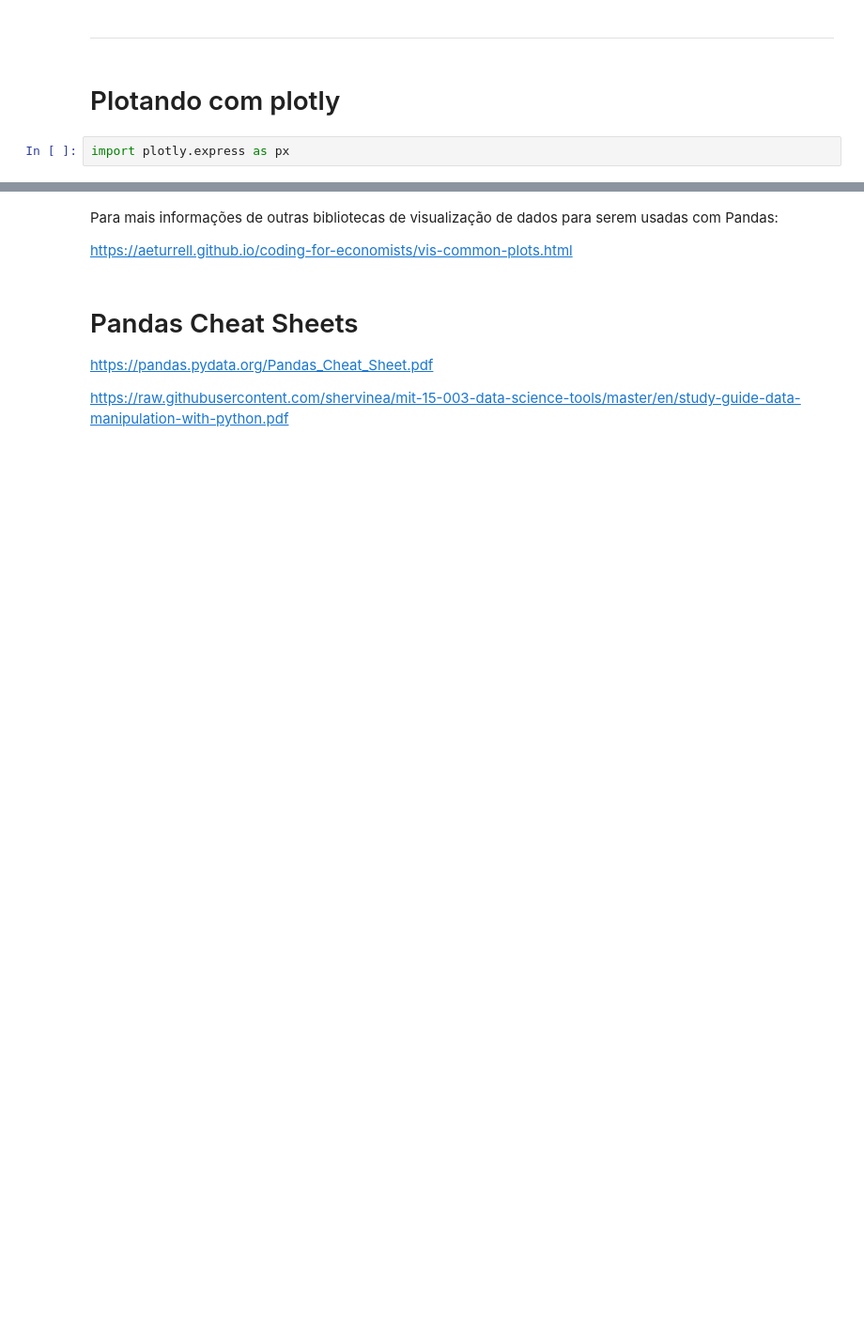
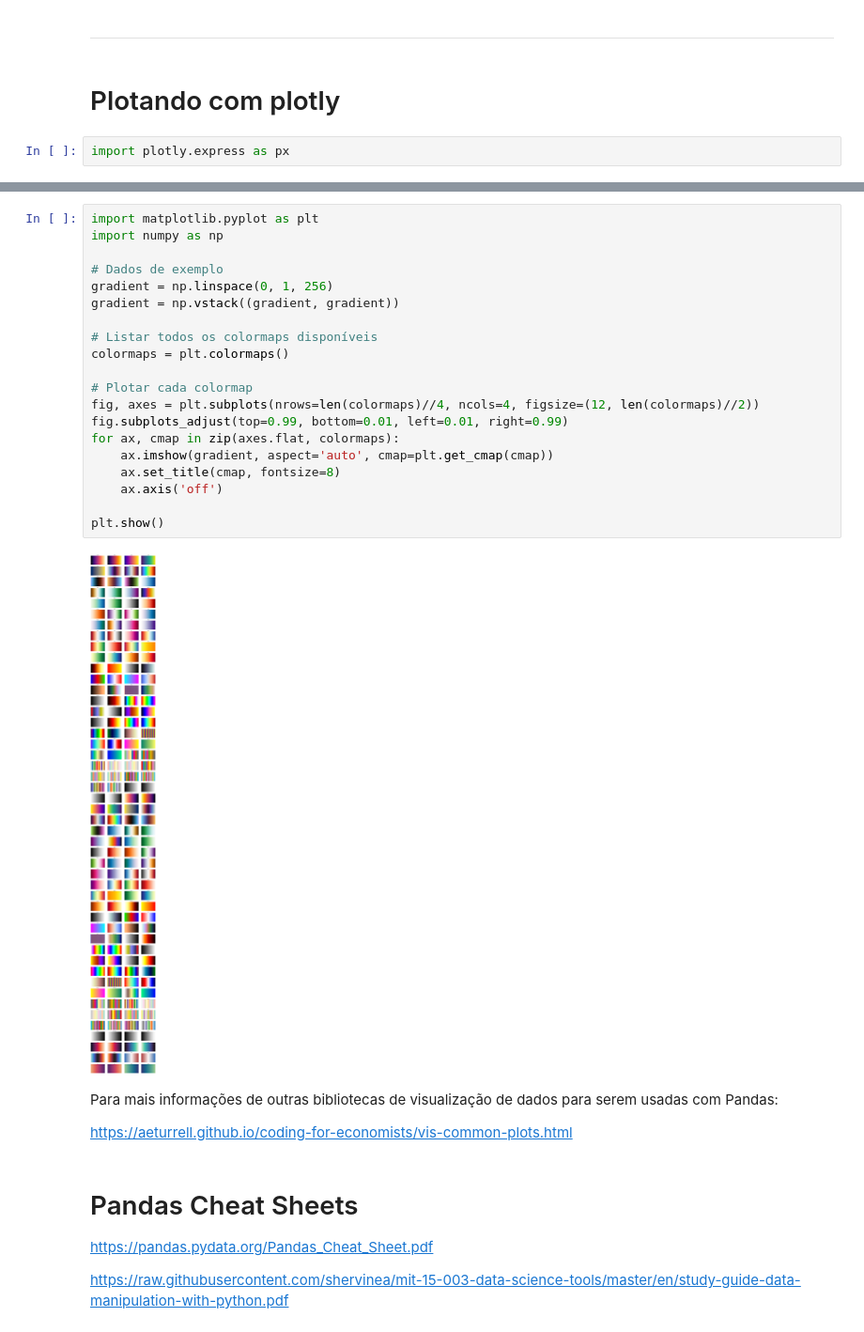
Before and after one commit to filipecalegario/intro-programacao-python, a Jupyter notebook: 11_Dados_Visualizacao/Pandas_preenchido_24_2.ipynb, the cells around one changed output, grey strips where cells are left out. Shown at 94% size. Drawn from its saved outputs; the diff is of its cells as text; blank space fills up the shorter version.

```diff
--- a/11_Dados_Visualizacao/Pandas_preenchido_24_2.ipynb
+++ b/11_Dados_Visualizacao/Pandas_preenchido_24_2.ipynb
@@ -1007,3 +1360,25 @@ fig.show()
+# %%
+import matplotlib.pyplot as plt
+import numpy as np
+
+# Dados de exemplo
+gradient = np.linspace(0, 1, 256)
+gradient = np.vstack((gradient, gradient))
+
+# Listar todos os colormaps disponíveis
+colormaps = plt.colormaps()
+
+# Plotar cada colormap
+fig, axes = plt.subplots(nrows=len(colormaps)//4, ncols=4, figsize=(12, len(colormaps)//2))
+fig.subplots_adjust(top=0.99, bottom=0.01, left=0.01, right=0.99)
+for ax, cmap in zip(axes.flat, colormaps):
+    ax.imshow(gradient, aspect='auto', cmap=plt.get_cmap(cmap))
+    ax.set_title(cmap, fontsize=8)
+    ax.axis('off')
+
+plt.show()
+# %% [output]
+[figure, added]
 # %% [markdown]
 Para mais informações de outras bibliotecas de visualização de dados para serem usadas com Pandas:
 
```
Also changed, not shown: parts of 28 cells of this notebook.
